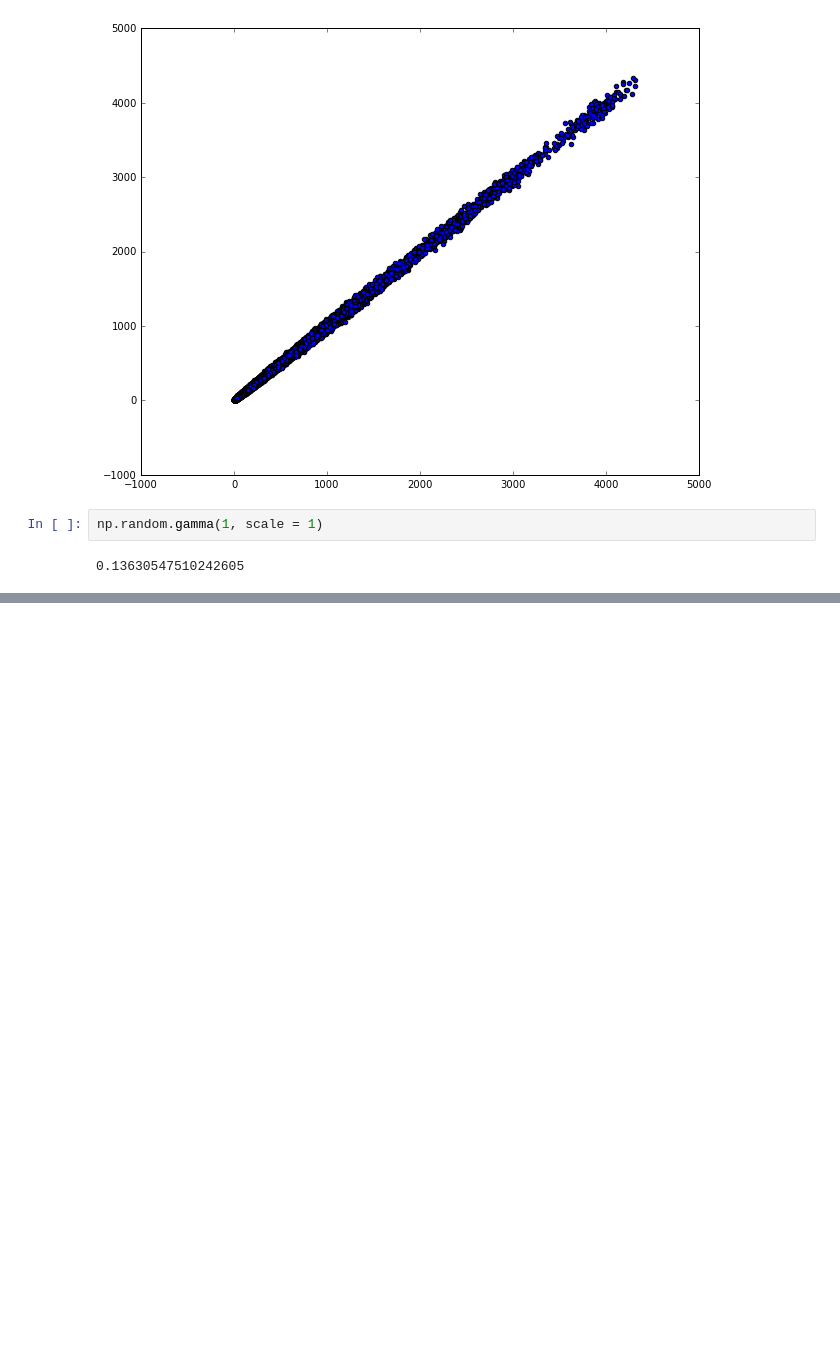
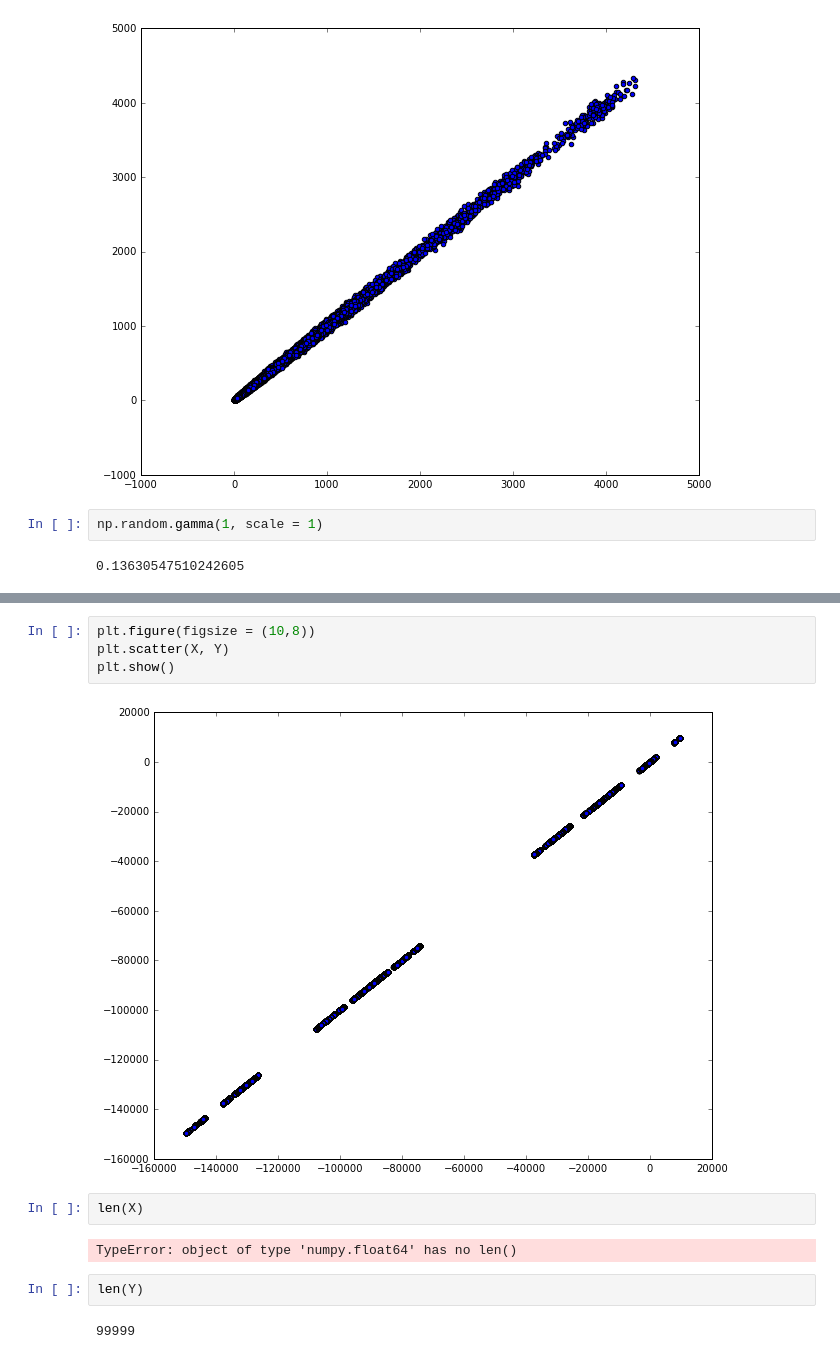
Before and after one commit to keiikegami/assignments, a Jupyter notebook: ass2.ipynb, the cells around one changed output, grey strips where cells are left out. Cells and saved outputs as stored; diff of their text form; blank space fills up the shorter version.

```diff
--- a/ass2.ipynb
+++ b/ass2.ipynb
@@ -171,0 +177,14 @@ plt.show()
+# %%
+plt.figure(figsize = (10,8))
+plt.scatter(X, Y)
+plt.show()
+# %% [output]
+[figure, added]
+# %%
+len(X)
+# %% [output]
+TypeError: object of type 'numpy.float64' has no len()
+# %%
+len(Y)
+# %% [output]
+99999
```
Also changed, not shown: parts of 1 cell of this notebook.
